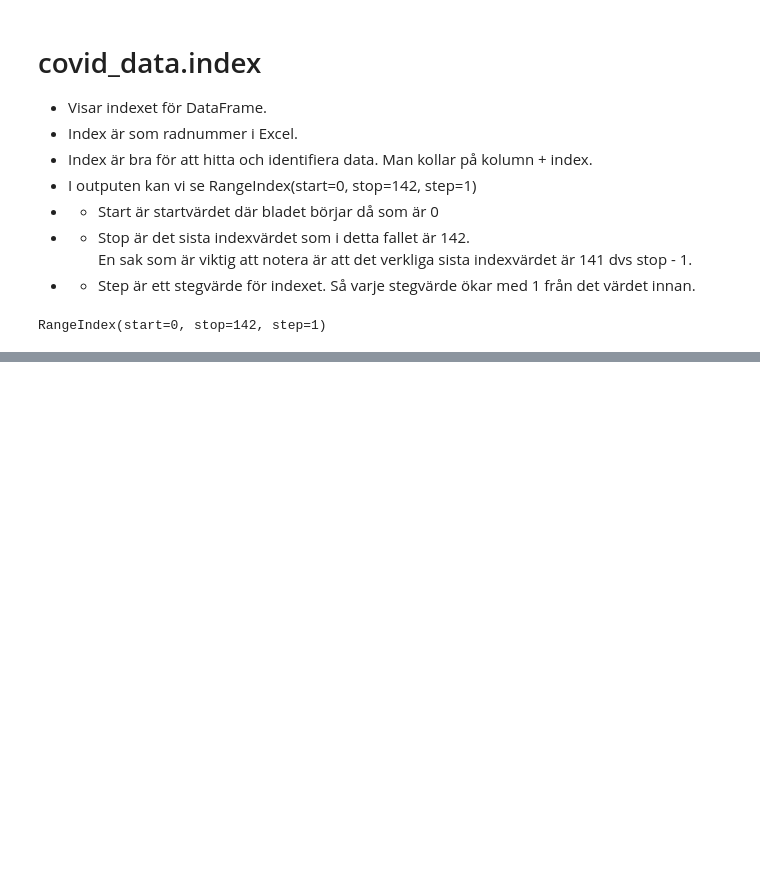
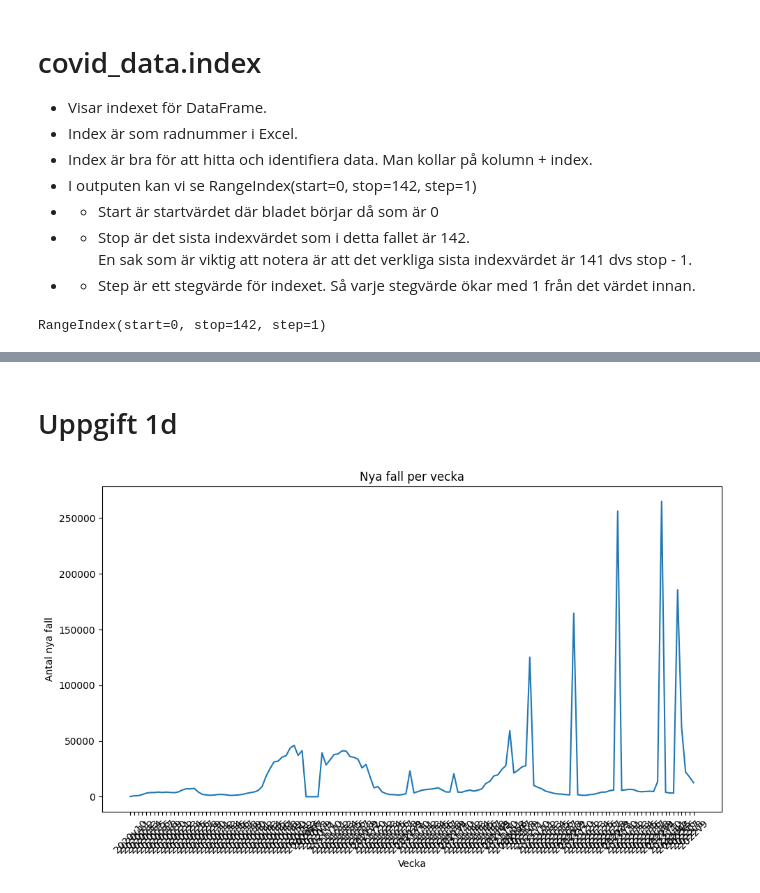
Before and after one commit to logisticuz/Databehandling-Viktor-Molina, a Jupyter notebook: Lab/lab_databehandling.ipynb, the cells around one changed output, grey strips where cells are left out. Drawn from its saved outputs; the diff is of its cells as text; code cells hidden in the pictures; blank space fills up the shorter version.

```diff
--- a/Lab/lab_databehandling.ipynb
+++ b/Lab/lab_databehandling.ipynb
@@ -177,0 +229,22 @@ max                   1982.900024
+# %% [markdown]
+# Uppgift 1d
+# %%
+# Kategorisering av datan
+
+covid_data['Vecka'] = covid_data['Vecka'].astype('category')
+covid_data['Vecka'] = covid_data['Vecka'].cat.reorder_categories(sorted(covid_data['Vecka'].unique()), ordered=True)
+
+# Skapar graf och vad, hur jag vill visa den
+plt.figure(figsize=(10, 6))
+sns.lineplot(data=covid_data, x='Vecka', y='Antal_fall_vecka')
+plt.xticks(rotation=45)
+
+# Rubriker
+plt.title("Nya fall per vecka")
+plt.xlabel("Vecka")
+plt.ylabel("Antal nya fall")
+
+plt.tight_layout()
+plt.show()
+# %% [output]
+[figure, added]
```
Also changed, not shown: parts of 27 cells of this notebook, 4 other files.
